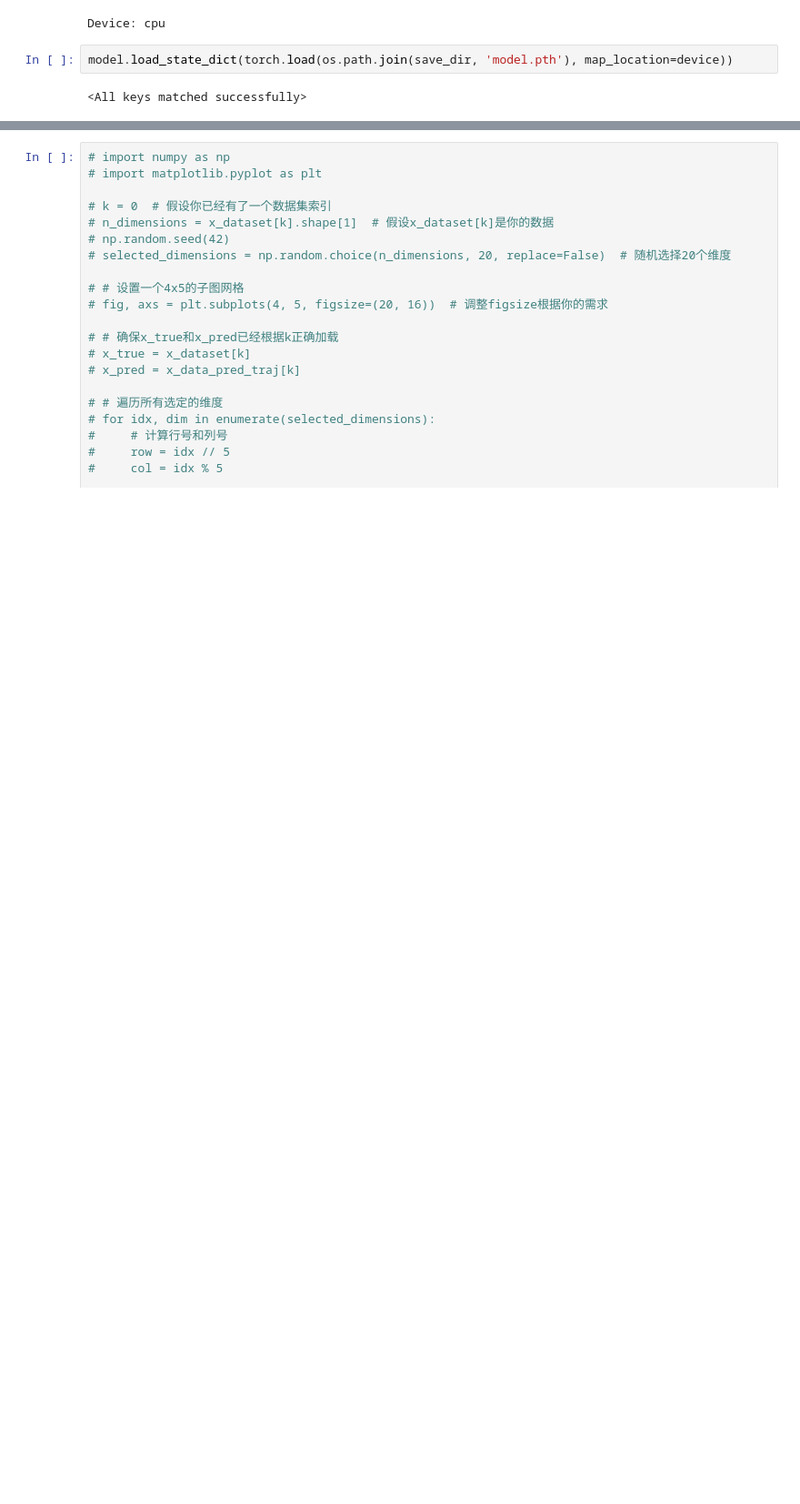
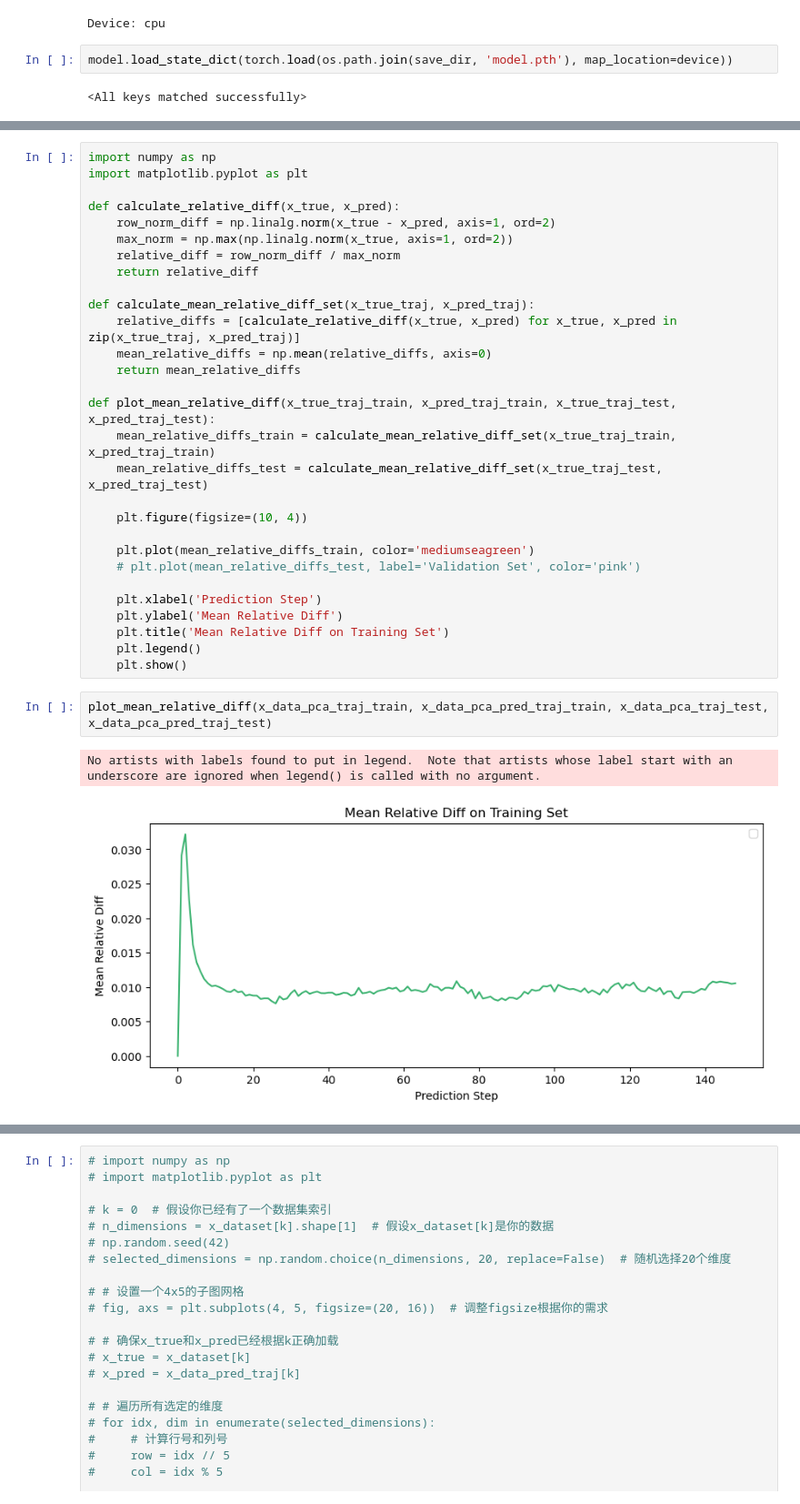
Before and after one commit to Shiqi-Wu/sensor_case, a Jupyter notebook: pca_from_formulation/test_MultiNu_linear.ipynb, the cells around one changed output, grey strips where cells are left out. Shown at 91% size. Saved outputs shown, nothing was run; the diff lists cells and outputs as text; blank space fills up the shorter version.

```diff
--- a/pca_from_formulation/test_MultiNu_linear.ipynb
+++ b/pca_from_formulation/test_MultiNu_linear.ipynb
@@ -136,0 +198,34 @@ for x_data, u_data, nu_data in zip(x_dataset, u_dataset, nu_dataset):
+# %%
+import numpy as np
+import matplotlib.pyplot as plt
+
+def calculate_relative_diff(x_true, x_pred):
+    row_norm_diff = np.linalg.norm(x_true - x_pred, axis=1, ord=2)
+    max_norm = np.max(np.linalg.norm(x_true, axis=1, ord=2))
+    relative_diff = row_norm_diff / max_norm
+    return relative_diff
+
+def calculate_mean_relative_diff_set(x_true_traj, x_pred_traj):
+    relative_diffs = [calculate_relative_diff(x_true, x_pred) for x_true, x_pred in zip(x_true_traj, x_pred_traj)]
+    mean_relative_diffs = np.mean(relative_diffs, axis=0)
+    return mean_relative_diffs
+
+def plot_mean_relative_diff(x_true_traj_train, x_pred_traj_train, x_true_traj_test, x_pred_traj_test):
+    mean_relative_diffs_train = calculate_mean_relative_diff_set(x_true_traj_train, x_pred_traj_train)
+    mean_relative_diffs_test = calculate_mean_relative_diff_set(x_true_traj_test, x_pred_traj_test)
+
+    plt.figure(figsize=(10, 4))
+
+    plt.plot(mean_relative_diffs_train, color='mediumseagreen')
+    # plt.plot(mean_relative_diffs_test, label='Validation Set', color='pink')
+
+    plt.xlabel('Prediction Step')
+    plt.ylabel('Mean Relative Diff')
+    plt.title('Mean Relative Diff on Training Set')
+    plt.legend()
+    plt.show()
+# %%
+plot_mean_relative_diff(x_data_pca_traj_train, x_data_pca_pred_traj_train, x_data_pca_traj_test, x_data_pca_pred_traj_test)
+# %% [output]
+No artists with labels found to put in legend.  Note that artists whose label start with an underscore are ignored when legend() is called with no argument.
+[figure, added]
```
Also changed, not shown: parts of 20 cells of this notebook, 17 other files.
